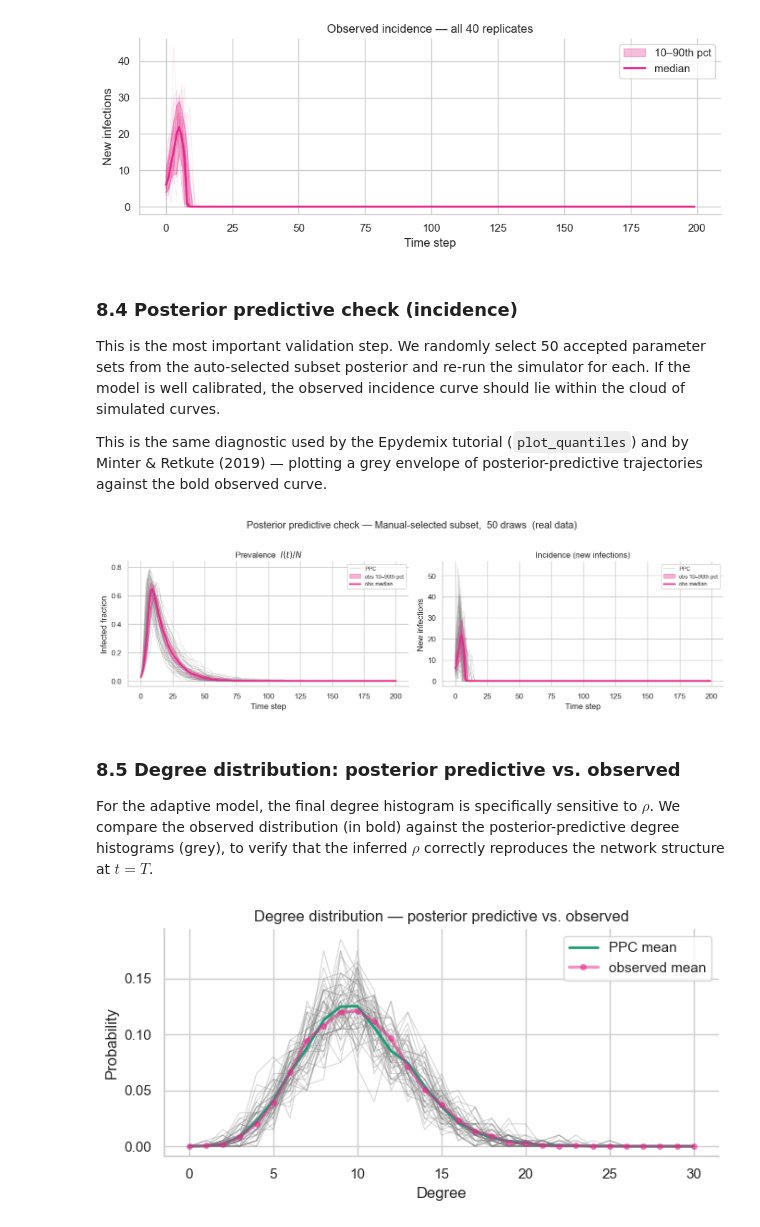
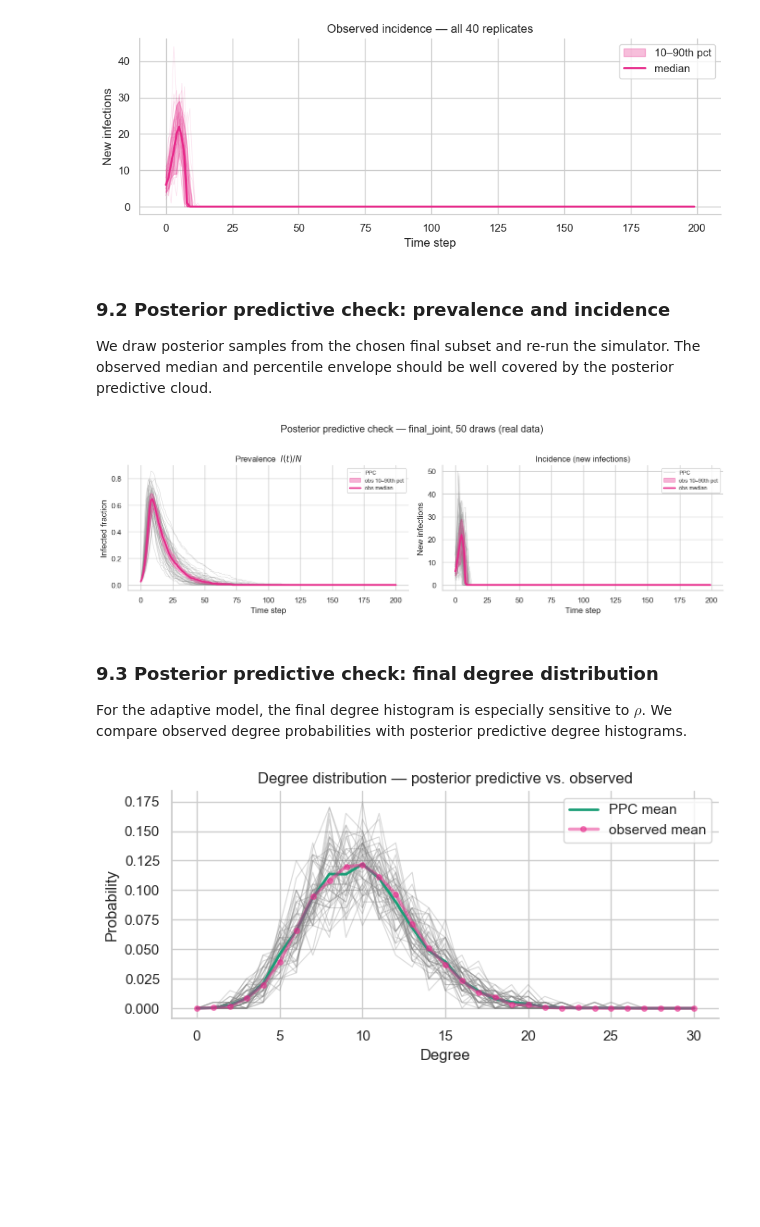
Before and after one commit to zyyy22/ST3247-Project, a Jupyter notebook: ST3247_ABC_v2.ipynb, the cells around one changed output. Drawn from its saved outputs; the diff is of its cells as text; code cells hidden in the pictures; blank space fills up the shorter version.

```diff
--- a/ST3247_ABC_v2.ipynb
+++ b/ST3247_ABC_v2.ipynb
@@ -759,8 +901,8 @@ Compare contraction patterns together with RSSE and confounding diagnostics from
 
 This figure compares contraction across all candidate summary-statistic subsets.
 # %%
-param_names_str = [r"$\beta$", r"$\gamma$", r"$\rho$"]
-subset_labels = list(contraction.keys())
+param_names_str = [r"$beta$", r"$gamma$", r"$rho$"]
+subset_labels = contraction_df["subset"].tolist()
 n_subsets = len(subset_labels)
 
 x = np.arange(len(param_names_str), dtype=float)
@@ -770,11 +912,12 @@ offsets = (np.arange(n_subsets) - (n_subsets - 1) / 2.0) * width
 
 fig, ax = plt.subplots(figsize=(9.5, 4.8))
 for i, label in enumerate(subset_labels):
-    c = contraction[label]
+    row = contraction_df[contraction_df["subset"] == label].iloc[0]
+    c = np.array([row["c_beta"], row["c_gamma"], row["c_rho"]], dtype=float)
     color = PALETTE[i % len(PALETTE)]
     ax.bar(
         x + offsets[i], c, width=width * 0.92,
-        label=label.replace("Set ", "").replace("Auto-selected subset", "Auto"),
+        label=label,
         color=color, alpha=0.88, edgecolor="white", linewidth=0.8
     )
 
@@ -842,25 +973,0 @@ selected subset directly.
-# %%
-import seaborn as sns
-
-pairs = [(0, 2, r"$\beta$", r"$\rho$"),
-        (0, 1, r"$\beta$", r"$\gamma$"),
-        (1, 2, r"$\gamma$", r"$\rho$")]
-
-fig, axes = plt.subplots(3, len(real_results), figsize=(10, 10),
-                            sharey='row', sharex='row')
-
-for row, (xi, yi, xl, yl) in enumerate(pairs):
-    for col, (label, accepted) in enumerate(real_results.items()):
-        ax = axes[row, col]
-        ax.scatter(accepted[:, xi], accepted[:, yi], s=12, alpha=0.5,
-                    color=PALETTE[col % len(PALETTE)])
-        ax.set_xlabel(xl, fontsize=11)
-        if col == 0:
-            ax.set_ylabel(yl, fontsize=11)
-        if row == 0:
-            ax.set_title(label, fontsize=10)
-
-plt.suptitle(f"Pairwise joint posteriors — Set A vs {SELECTED_SUBSET_LABEL}", y=0.98)
-sns.despine()
-plt.tight_layout()
-plt.show()
@@ -900,22 +1031,16 @@ plt.tight_layout()
 plt.show()
 # %% [output]
 [figure]
-# %% [markdown]
-### 8.4 Posterior predictive check (incidence)
-
-This is the most important validation step. We randomly select 50 accepted parameter sets
-from the auto-selected subset posterior and re-run the simulator for each. If the model is
-well calibrated, the observed incidence curve should lie within the cloud of simulated curves.
-
-This is the same diagnostic used by the Epydemix tutorial (`plot_quantiles`)
-and by Minter & Retkute (2019) — plotting a grey envelope of posterior-predictive trajectories
-against the bold observed curve.
+# %% [markdown]
+### 9.2 Posterior predictive check: prevalence and incidence
+
+We draw posterior samples from the chosen final subset and re-run the simulator. The observed
+median and percentile envelope should be well covered by the posterior predictive cloud.
 # %%
 N_PPC    = 50
 rng_ppc  = np.random.default_rng(123)
-accepted_auto = real_results[SELECTED_SUBSET_LABEL]
-ppc_idx  = rng_ppc.choice(len(accepted_auto), size=N_PPC, replace=False)
-
+accepted_final = real_results["final_joint"]
+ppc_idx  = rng_ppc.choice(len(accepted_final), size=N_PPC, replace=False)
 fig, axes = plt.subplots(1, 2, figsize=(13, 4))
 
 for ax_idx, (ax, title, transform) in enumerate(zip(
@@ -925,7 +1050,7 @@ for ax_idx, (ax, title, transform) in enumerate(zip(
 )):
     # Grey posterior-predictive trajectories
     for k, pid in enumerate(ppc_idx):
-        beta_k, gamma_k, rho_k = accepted_auto[pid]
+        beta_k, gamma_k, rho_k = accepted_final[pid]
         inf_k, _, _ = simulate(beta=beta_k, gamma=gamma_k, rho=rho_k, rng=rng_ppc)
         y = transform(inf_k)
         ax.plot(np.arange(len(y)), y, color="grey", alpha=0.25, lw=0.8,
@@ -949,41 +1074,39 @@ for ax_idx, (ax, title, transform) in enumerate(zip(
 
 axes[0].set_ylabel("Infected fraction")
 axes[1].set_ylabel("New infections")
-plt.suptitle(f"Posterior predictive check — {SELECTED_SUBSET_LABEL},  {N_PPC} draws  (real data)", y=1.01)
+plt.suptitle("Posterior predictive check — final_joint, 50 draws (real data)", y=1.01)
 sns.despine()
 plt.tight_layout()
 plt.show()
 # %% [output]
-[figure, old version]
+[figure, new version]
 # %% [markdown]
-### 8.5 Degree distribution: posterior predictive vs. observed
+### 9.3 Posterior predictive check: final degree distribution
 
-For the adaptive model, the final degree histogram is specifically sensitive to $\rho$.
-We compare the observed distribution (in bold) against the posterior-predictive
-degree histograms (grey), to verify that the inferred $\rho$ correctly reproduces the
-network structure at $t = T$.
+For the adaptive model, the final degree histogram is especially sensitive to $\rho$.
+We compare observed degree probabilities with posterior predictive degree histograms.
 # %%
 ppc_deg_stack = []
 for pid in ppc_idx:
-    beta_k, gamma_k, rho_k = accepted_auto[pid]
+    beta_k, gamma_k, rho_k = accepted_final[pid]
     _, _, deg_k = simulate(beta=beta_k, gamma=gamma_k, rho=rho_k, rng=rng_ppc)
     ppc_deg_stack.append(deg_k / deg_k.sum())
 ppc_deg_stack = np.array(ppc_deg_stack)   # (N_PPC, 31)
 
 degrees = np.arange(31)
 fig, ax = plt.subplots(figsize=(7, 3.5))
 
 for row in ppc_deg_stack:
     ax.plot(degrees, row, color="grey", alpha=0.3, lw=0.8)
 ax.plot(degrees, ppc_deg_stack.mean(axis=0), color=PALETTE[0], lw=2, label="PPC mean")
 ax.plot(degrees, obs_deg_prob.values, color=PALETTE[3], lw=2.5, marker="o", ms=4,
         alpha=0.5, label="observed mean", zorder=5)
 
 ax.set(xlabel="Degree", ylabel="Probability",
         title="Degree distribution — posterior predictive vs. observed")
 ax.legend()
 sns.despine()
 plt.tight_layout()
 plt.show()
 # %% [output]
-[figure, old version]
+[figure, new version]
```
Also changed, not shown: parts of 47 cells of this notebook.
